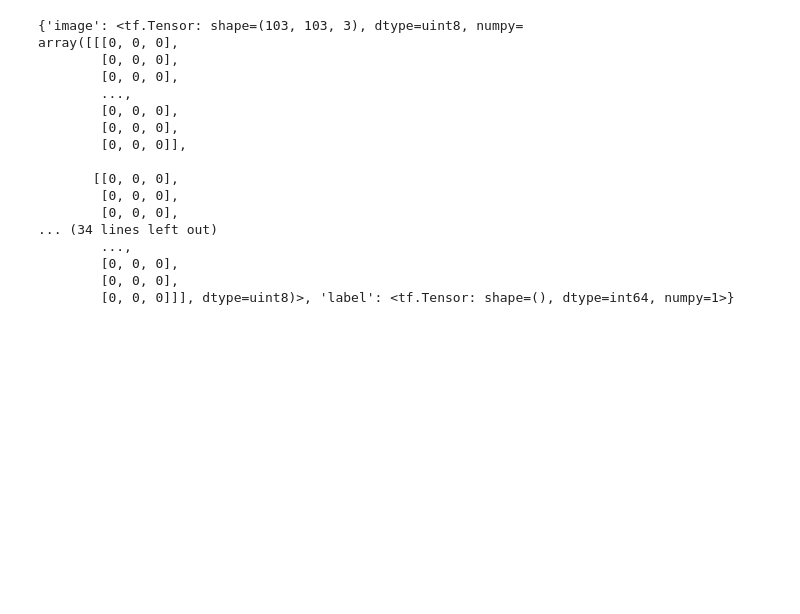
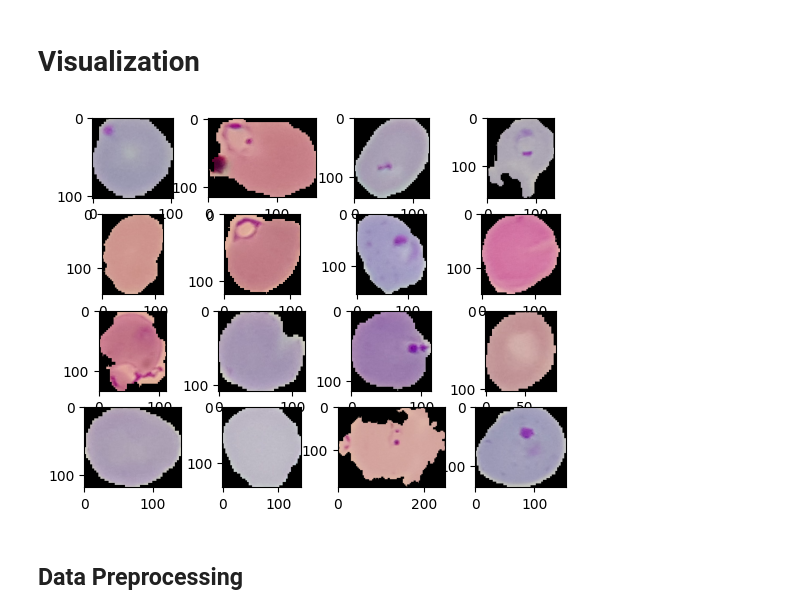
Before and after one commit to BaduA/malaria-diagnosis-ai, a Jupyter notebook: MalariaDiagnosis.ipynb, the cells around one changed output. Saved outputs shown, nothing was run; the diff lists cells and outputs as text; code cells hidden in the pictures; blank space fills up the shorter version.

```diff
--- a/MalariaDiagnosis.ipynb
+++ b/MalariaDiagnosis.ipynb
@@ -6,25 +6,30 @@ import numpy as np
 import matplotlib.pyplot as plt
 import tensorflow_datasets as tfds
 # %%
-dataset, dataset_info = tfds.load("malaria",with_info=True)
+dataset, dataset_info = tfds.load("malaria",with_info=True,as_supervised=True,shuffle_files=True,split=["train"])
-# %%
-for data in dataset["train"].take(1):
-  print(data)
-# %% [output]
-{'image': <tf.Tensor: shape=(103, 103, 3), dtype=uint8, numpy=
-array([[[0, 0, 0],
-        [0, 0, 0],
-        [0, 0, 0],
-        ...,
-        [0, 0, 0],
-        [0, 0, 0],
-        [0, 0, 0]],
-
-       [[0, 0, 0],
-        [0, 0, 0],
-        [0, 0, 0],
-... (34 lines left out)
-        ...,
-        [0, 0, 0],
-        [0, 0, 0],
-        [0, 0, 0]]], dtype=uint8)>, 'label': <tf.Tensor: shape=(), dtype=int64, numpy=1>}
+# %%
+def splits(dataset, TRAIN_RATIO, VAL_RATIO, TEST_RATIO):
+    length = len(dataset)
+    train_data = dataset.take(int(TRAIN_RATIO*length))
+    val_test_data = dataset.skip(int(TRAIN_RATIO*length))
+    val_data = val_test_data.take(int(VAL_RATIO*length))
+    test_data = val_test_data.skip(int(VAL_RATIO*length))
+    return train_data, val_data, test_data
+# %%
+TRAIN_RATIO = 0.6
+VAL_RATIO = 0.2
+TEST_RATIO = 0.2
+
+train_data, val_data, test_data = splits(dataset[0], TRAIN_RATIO, VAL_RATIO, TEST_RATIO)
+
+print(list(train_data.take(1).as_numpy_iterator()),list(val_data.take(1).as_numpy_iterator()),list(test_data.take(1).as_numpy_iterator()))
+# %% [markdown]
+# **Visualization**
+# %%
+for i, (image,label) in enumerate(train_data.take(16)):
+  ax = plt.subplot(4,4,i+1)
+  plt.imshow(image)
+# %% [output]
+[figure, added]
+# %% [markdown]
+## **Data Preprocessing**
```
Also changed, not shown: parts of 3 cells of this notebook.
